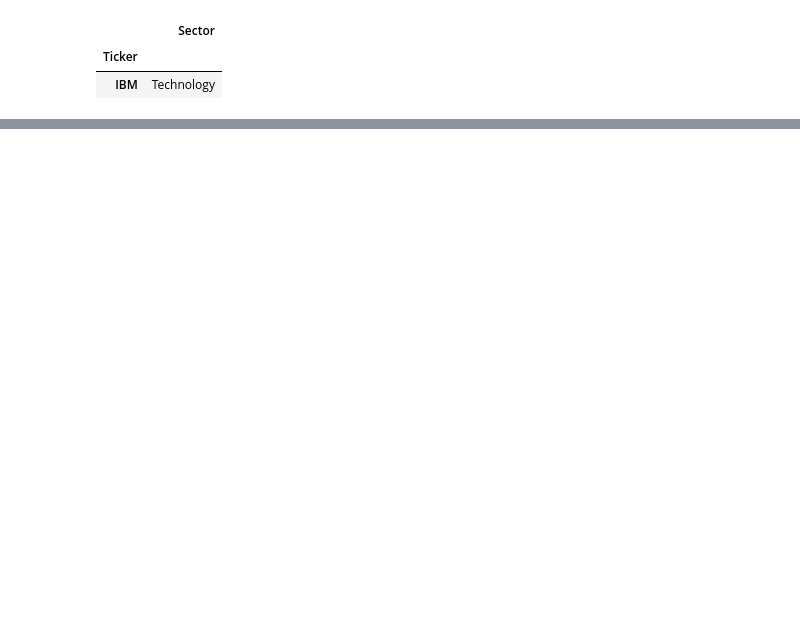
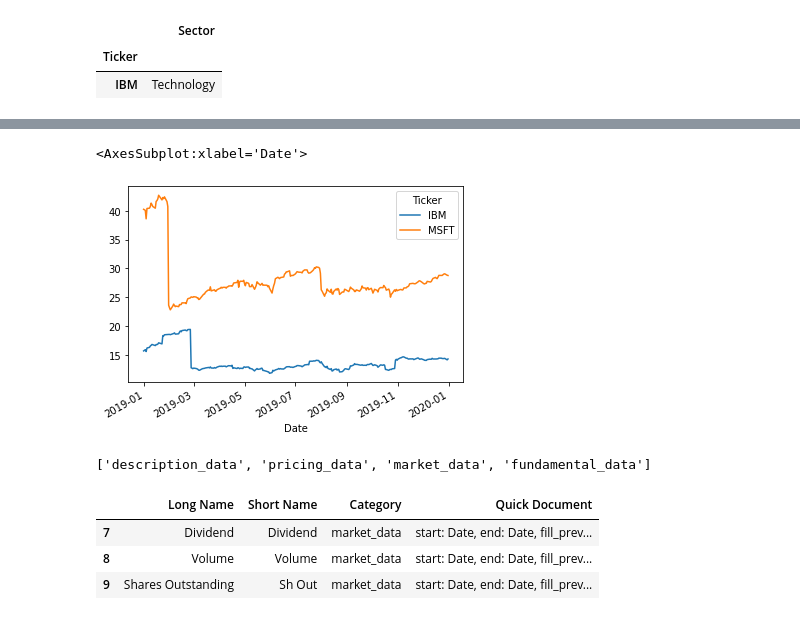
Before and after one commit to bbk-pij-2012-29/Financial-Data-API, a Jupyter notebook: api_example.ipynb, the cells around one changed output, grey strips where cells are left out. Saved outputs shown, nothing was run; the diff lists cells and outputs as text; code cells hidden in the pictures; blank space fills up the shorter version.

```diff
--- a/api_example.ipynb
+++ b/api_example.ipynb
@@ -147,0 +219,16 @@ api.get_data(['IBM'], 'Net Income', pt='a', y_start=2013, y_end=2015, as_of_date
+# %%
+start = date(2018, 12, 31)
+end = date(2019, 12, 31)
+
+df_net_income = api.get_data(
+    ['MSFT','IBM'], 'Net Income', pt='ttm', offset_start=0, offset_end=0,
+    as_of_date_start=start, as_of_date_end=end
+)
+
+df_sh_out = api.get_data(
+    ['MSFT','IBM'], 'Shares (Basic)', pt='ttm', offset_start=0, offset_end=0,
+    as_of_date_start=start, as_of_date_end=end
+)
+
+df_price = api.get_data(['MSFT', 'IBM'], 'Close', start=start, end=end, Adj='y')
+df_sh_out_mkt = api.get_data(['MSFT', 'IBM'], 'Sh Out', start=start, end=end, Adj='y')
@@ -147,0 +245,18 @@ api.get_data(['IBM'], 'Net Income', pt='a', y_start=2013, y_end=2015, as_of_date
+# %%
+eps = df_net_income['Net Income'] / df_sh_out_mkt['Shares Outstanding']
+df_price['PE'] = df_price['Close'] / eps
+df_price.pivot_table(index='Date', columns='Ticker', values='PE').plot()
+# %% [output]
+<AxesSubplot:xlabel='Date'>
+[figure, added]
+# %%
+api.list_data_category()
+# %% [output]
+['description_data', 'pricing_data', 'market_data', 'fundamental_data']
+# %%
+api.list_fields_by_category(['market_data'])
+# %% [output]
+|  | Long Name | Short Name | Category | Quick Document |
+| 7 | Dividend | Dividend | market_data | start: Date, end: Date, fill_prev... |
+| 8 | Volume | Volume | market_data | start: Date, end: Date, fill_prev... |
+| 9 | Shares Outstanding | Sh Out | market_data | start: Date, end: Date, fill_prev... |
```
Also changed, not shown: parts of 18 cells of this notebook, 3 other files.
